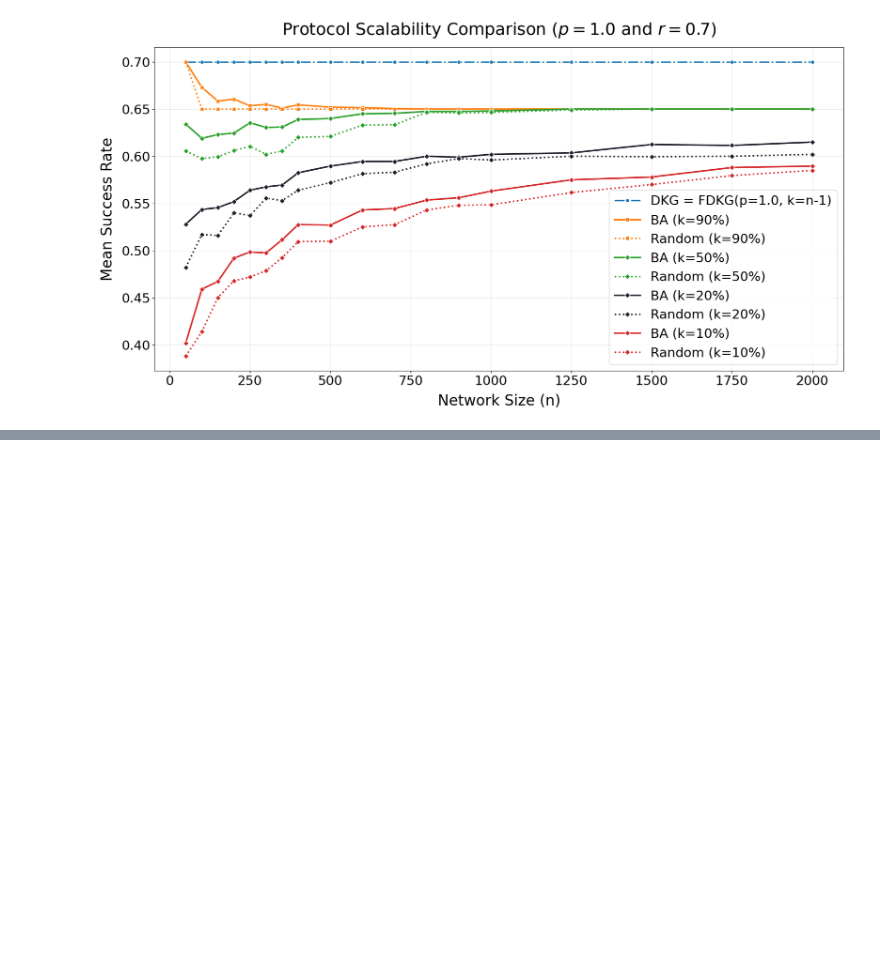
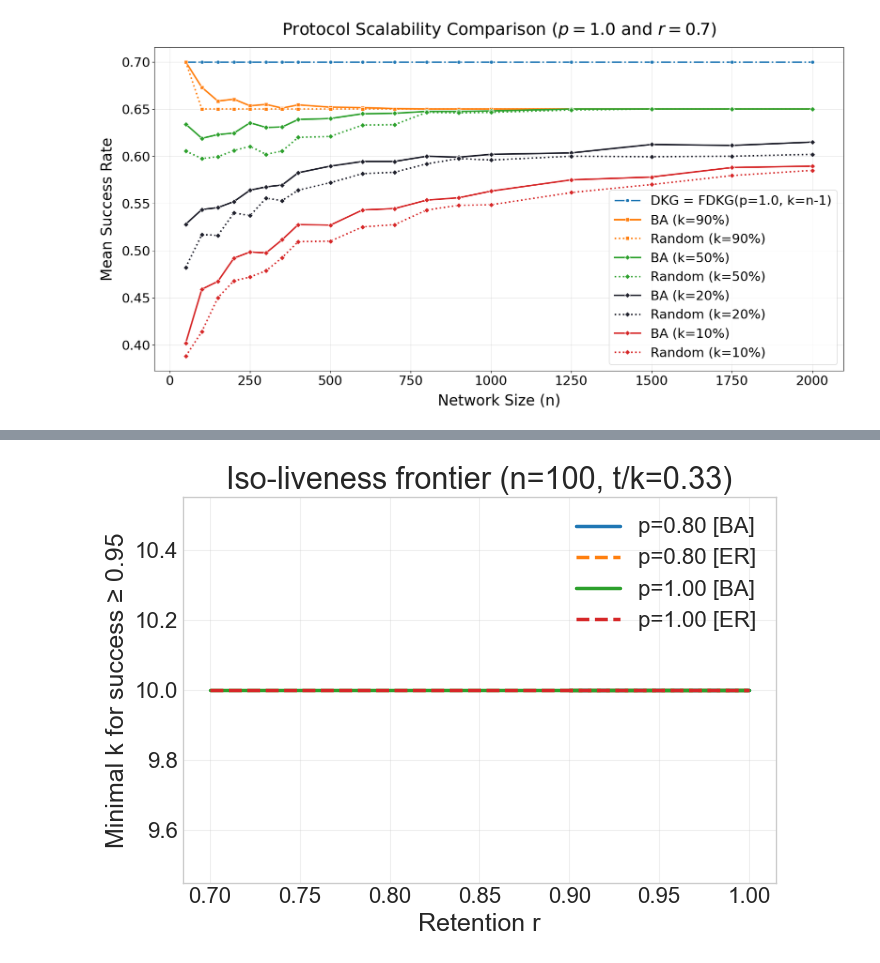
Before and after one commit to stanbar/FDKG, a Jupyter notebook: charts/charts.ipynb, the cells around one changed output, grey strips where cells are left out. Drawn from its saved outputs; the diff is of its cells as text; code cells hidden in the pictures; blank space fills up the shorter version.

```diff
--- a/charts/charts.ipynb
+++ b/charts/charts.ipynb
@@ -425,0 +653,37 @@ plt.show()
+# %%
+def min_k_frontier(dframe, n, p, t_over_k, model, target=0.95):
+    """Return dataframe with minimal k to reach target success per r."""
+    d = dframe[(dframe[COL_N]==n) & (dframe[COL_P]==p) & (dframe['network_model']==model)].copy()
+    # compute t for each k from t_over_k
+    d['t_for_ratio'] = (d[COL_K] * t_over_k).round().astype(int).clip(lower=1)
+    d = d[d[COL_T] == d['t_for_ratio']]
+    if d.empty: return pd.DataFrame()
+    # For each r, pick minimal k with success >= target
+    rows = []
+    for r_val, g in d.groupby(COL_R):
+        g2 = g.sort_values(COL_K)
+        # mean over repeated runs at same (n,p,k,t,r)
+        agg = g2.groupby(COL_K, as_index=False)[COL_SUCC].mean()
+        ok = agg[agg[COL_SUCC] >= target]
+        if not ok.empty:
+            k_min = int(ok.iloc[0][COL_K])
+            rows.append({'r': r_val, 'k_min': k_min})
+    return pd.DataFrame(rows).sort_values('r')
+
+# Example usage:
+fig, ax = plt.subplots(figsize=(7,5))
+for p in [0.6, 0.8, 1.0]:
+    for model, ls in [('BA','-'), ('ER','--')]:
+        frontier = min_k_frontier(df, n=N_FIXED, p=p, t_over_k=FDKG_T_OVER_K, model=model, target=0.95)
+        if frontier.empty: continue
+        ax.plot(frontier['r'], frontier['k_min'], linestyle=ls, linewidth=2.5, label=f"p={p:.2f} [{model}]")
+ax.set_xlabel("Retention r")
+ax.set_ylabel("Minimal k for success ≥ 0.95")
+ax.set_title(f"Iso-liveness frontier (n={N_FIXED}, t/k={FDKG_T_OVER_K:.2f})")
+ax.grid(True, alpha=0.3)
+ax.legend(frameon=False)
+plt.tight_layout()
+plt.savefig('iso_liveness_frontier.png', dpi=200)
+plt.show()
+# %% [output]
+[figure, added]
```
Also changed, not shown: parts of 10 cells of this notebook, 5 other files.
